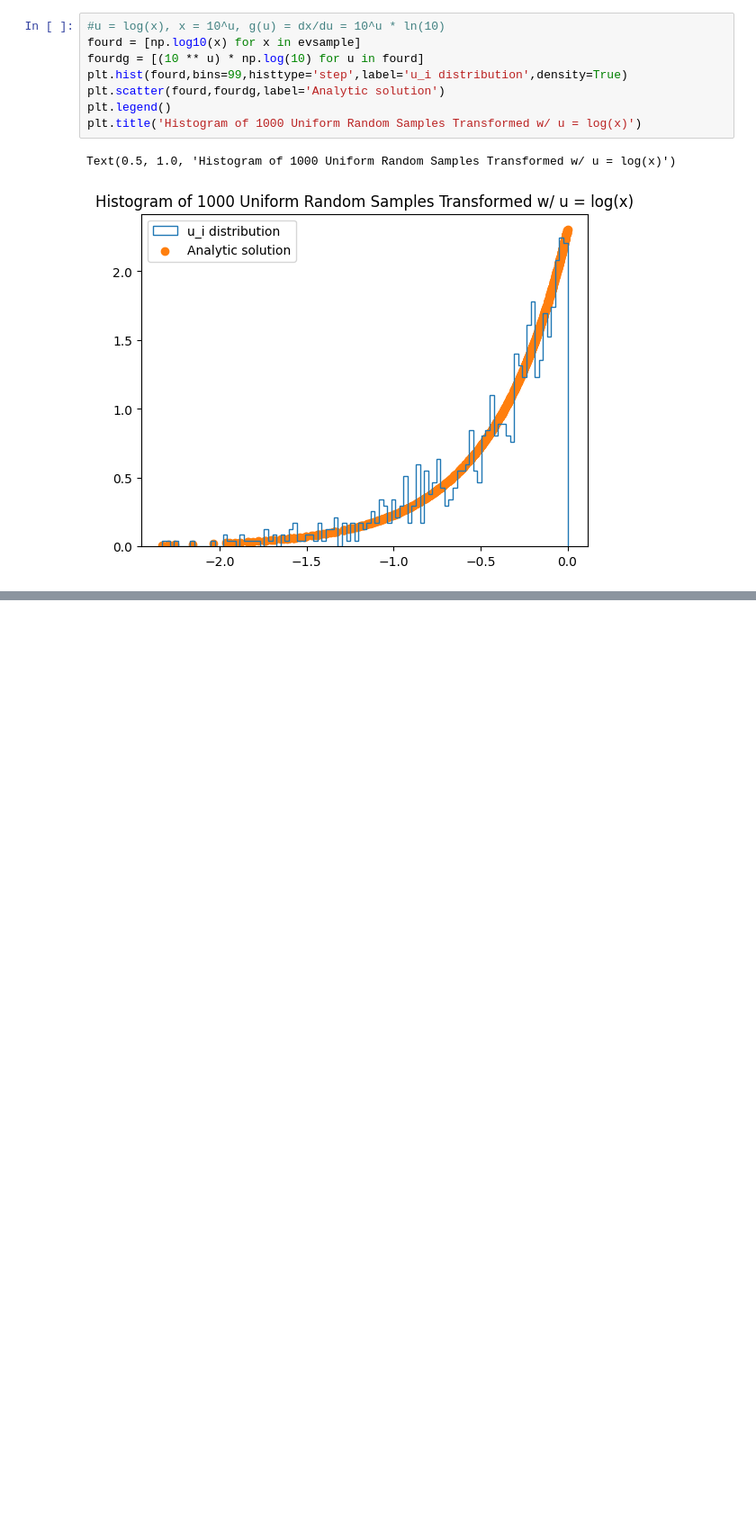
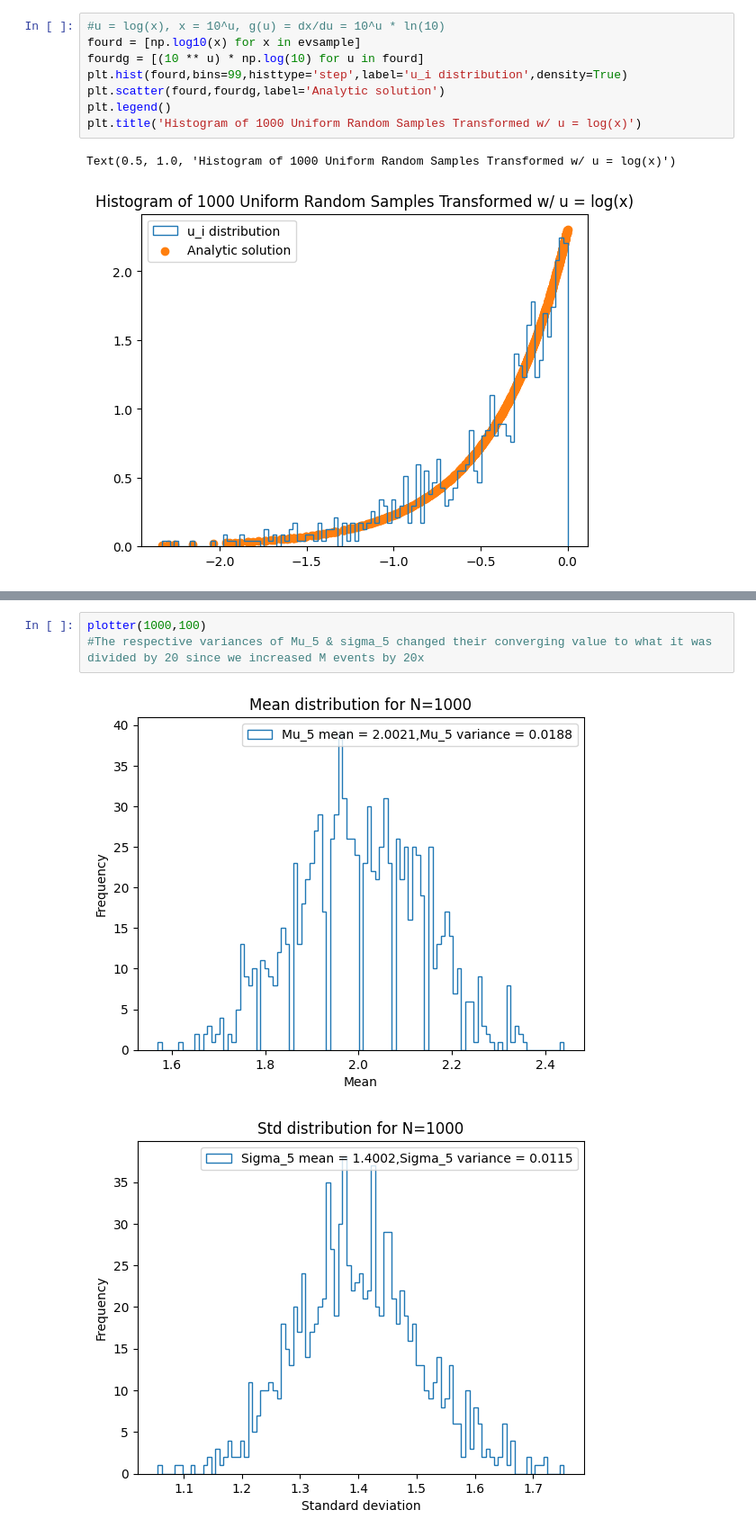
Before and after one commit to gtong3/Data_Analysis, a Jupyter notebook: Lab2/Lab2.ipynb, the cells around one changed output, grey strips where cells are left out. Shown at 90% size. Saved outputs shown, nothing was run; the diff lists cells and outputs as text; blank space fills up the shorter version.

```diff
--- a/Lab2/Lab2.ipynb
+++ b/Lab2/Lab2.ipynb
@@ -99,0 +145,6 @@ Standard Error of Binomial Distribution = 12.042591083317577
+# %%
+plotter(1000,100)
+#The respective variances of Mu_5 & sigma_5 changed their converging value to what it was divided by 20 since we increased M events by 20x
+# %% [output]
+[figure, added]
+[figure, added]
```
Also changed, not shown: parts of 6 cells of this notebook, 1 other file.
